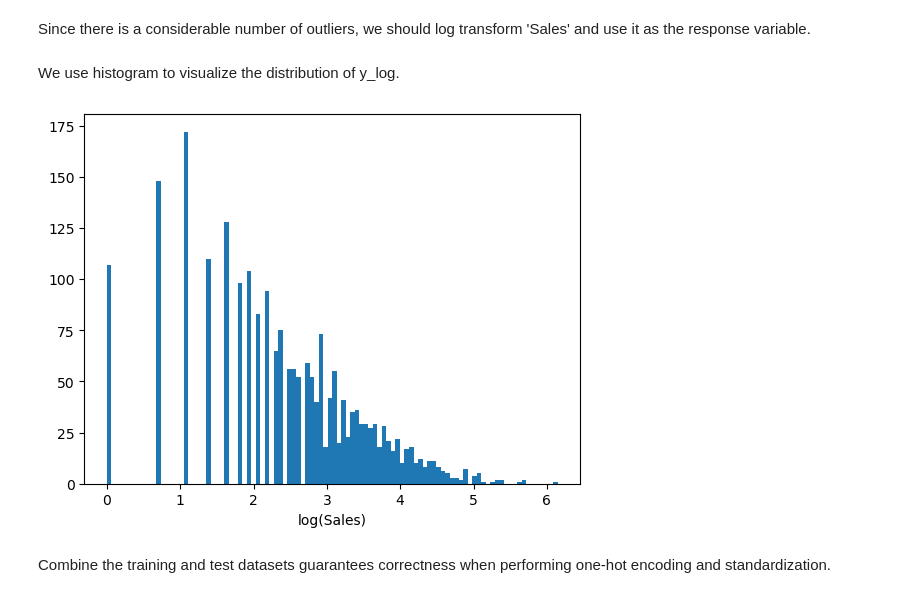
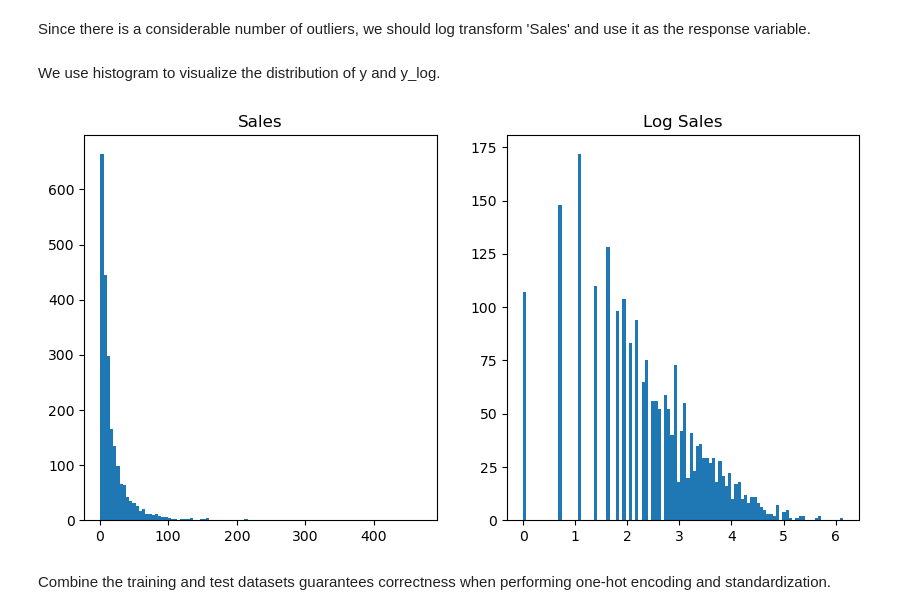
Before and after one commit to NonRNP/IE4211_group_project, a Jupyter notebook: preprocessing.ipynb, the cells around one changed output. Drawn from its saved outputs; the diff is of its cells as text; code cells hidden in the pictures.

```diff
--- a/preprocessing.ipynb
+++ b/preprocessing.ipynb
@@ -135,13 +135,16 @@ Since there is a considerable number of outliers, we should log transform 'Sales
 # %%
 y_log = np.log(y)
 # %% [markdown]
-We use histogram to visualize the distribution of y_log.
+We use histogram to visualize the distribution of y and y_log.
-# %%
-plt.hist(y_log, bins=100)
-plt.xlabel('log(Sales)')
-plt.show()
-# %% [output]
-[figure, removed]
+# %%
+fig, ax = plt.subplots(1, 2, figsize=(10, 5))
+ax[0].hist(y, bins=100)
+ax[0].set_title('Sales')
+ax[1].hist(y_log, bins=100)
+ax[1].set_title('Log Sales')
+plt.show()
+# %% [output]
+[figure, added]
 # %% [markdown]
 Combine the training and test datasets guarantees correctness when performing one-hot encoding and standardization.
 # %%
```
Also changed, not shown: parts of 6 cells of this notebook, 8 other files.
